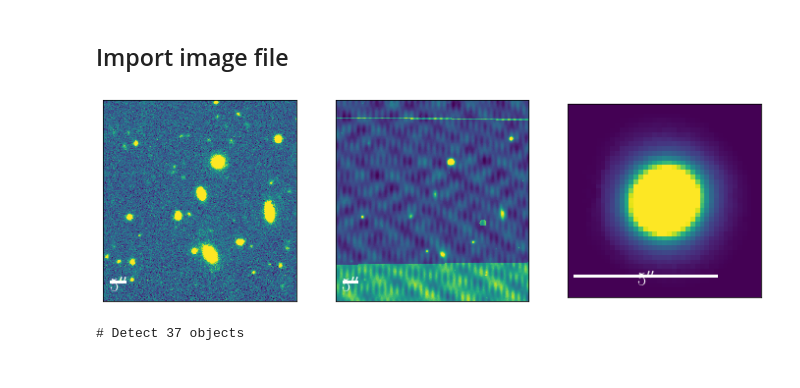
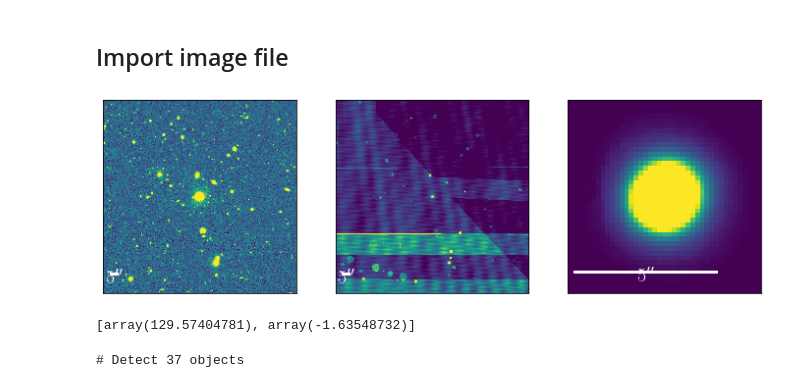
Before and after one commit to AstroJacobLi/slug, a Jupyter notebook: demo/tractor/tractor_HSC_small.ipynb, the cells around one changed output. Drawn from its saved outputs; the diff is of its cells as text; code cells hidden in the pictures.

```diff
--- a/demo/tractor/tractor_HSC_small.ipynb
+++ b/demo/tractor/tractor_HSC_small.ipynb
@@ -34,22 +34,26 @@ from tractor.ellipses import *
 # %% [markdown]
 ## Import image file
 # %%
-img = fits.open('./cutout-HSC-R-9071-s18a_wide-181211-014627.fits')
+img = fits.open('./cutout-HSC-R-8762-s18a_wide-181211-205947.fits')
 w = WCS(img[1].header)
 
 img_data = img[1].data
 variance = img[3].data
 invvar = (1.0/(variance**2.0))
 
 psf_data = fits.open('psf-calexp-s18a_wide-HSC-R-9071-4,4-129.42149--2.23140.fits')[0].data
 psf_obj = PixelizedPSF(psf_data, Lorder=3)
 
 fig, ax = plt.subplots(1, 3, figsize=(12, 6))
 ax[0] = display_single(img_data, ax=ax[0])
 ax[1] = display_single(variance, ax=ax[1])
 ax[2] = display_single(psf_data, ax=ax[2])
 # %% [output]
-[figure, old version]
+[figure, new version]
+# %%
+w.wcs_pix2world(img_data.shape[0]/2, img_data.shape[1]/2, 1)
+# %% [output]
+[array(129.57404781), array(-1.63548732)]
 # %%
 # Change the byteorder (translate the bytes)
 img_data = img_data.byteswap().newbyteorder()
```
Also changed, not shown: 7 other files.
